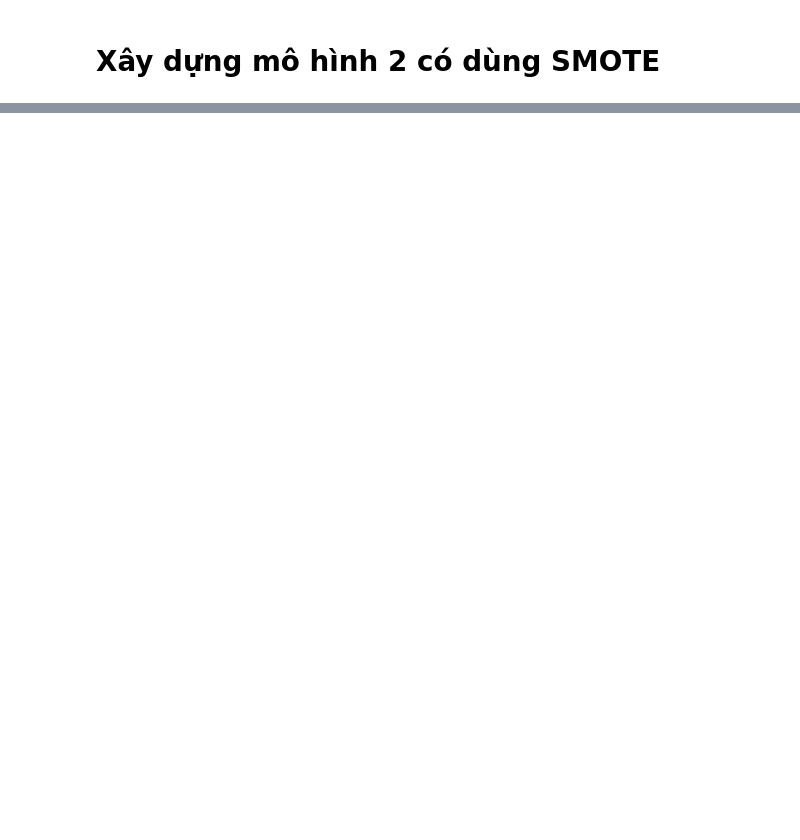
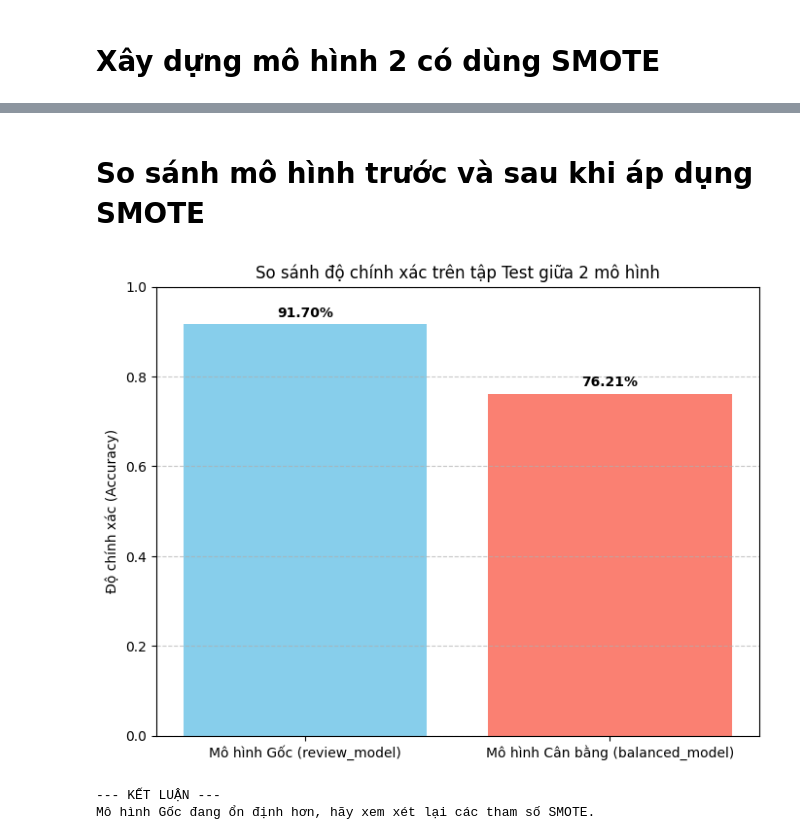
Before and after one commit to tuhaovan917-ship-it/thuc_hanh_deeplearning, a Jupyter notebook: buoi_3.ipynb, the cells around one changed output, grey strips where cells are left out. Saved outputs shown, nothing was run; the diff lists cells and outputs as text; code cells hidden in the pictures; blank space fills up the shorter version.

```diff
--- a/buoi_3.ipynb
+++ b/buoi_3.ipynb
@@ -469,0 +492,36 @@ Xác suất tích cực mô hình đoán: 99.12%
+# %% [markdown]
+# So sánh mô hình trước và sau khi áp dụng SMOTE
+# %%
+import matplotlib.pyplot as plt
+
+# 1. Thu thập kết quả từ cả 2 mô hình (đảm bảo bạn đã lưu biến accuracy vào đây)
+models = ['Mô hình Gốc (review_model)', 'Mô hình Cân bằng (balanced_model)']
+accuracies = [test_accuracy, test_accuracy_balanced] # Bạn nhớ thay test_accuracy_balanced bằng tên biến bạn lưu ở ô đánh giá mô hình 2
+
+# 2. Vẽ biểu đồ cột so sánh
+plt.figure(figsize=(8, 6))
+bars = plt.bar(models, accuracies, color=['skyblue', 'salmon'])
+
+# Thêm tiêu đề và nhãn
+plt.title('So sánh độ chính xác trên tập Test giữa 2 mô hình')
+plt.ylabel('Độ chính xác (Accuracy)')
+plt.ylim(0, 1) # Giới hạn từ 0 đến 100%
+
+# Thêm giá trị cụ thể lên đầu cột
+for bar in bars:
+    yval = bar.get_height()
+    plt.text(bar.get_x() + bar.get_width()/2, yval + 0.01, f'{yval*100:.2f}%', ha='center', va='bottom', fontweight='bold')
+
+plt.grid(axis='y', linestyle='--', alpha=0.7)
+plt.show()
+
+# 3. Kết luận nhanh
+print("--- KẾT LUẬN ---")
+if test_accuracy_balanced > test_accuracy:
+    print("Mô hình Cân bằng (SMOTE) thắng thế nhờ khả năng nhận diện lớp thiểu số tốt hơn.")
+else:
+    print("Mô hình Gốc đang ổn định hơn, hãy xem xét lại các tham số SMOTE.")
+# %% [output]
+[figure, added]
+--- KẾT LUẬN ---
+Mô hình Gốc đang ổn định hơn, hãy xem xét lại các tham số SMOTE.
```
Also changed, not shown: parts of 13 cells of this notebook.
